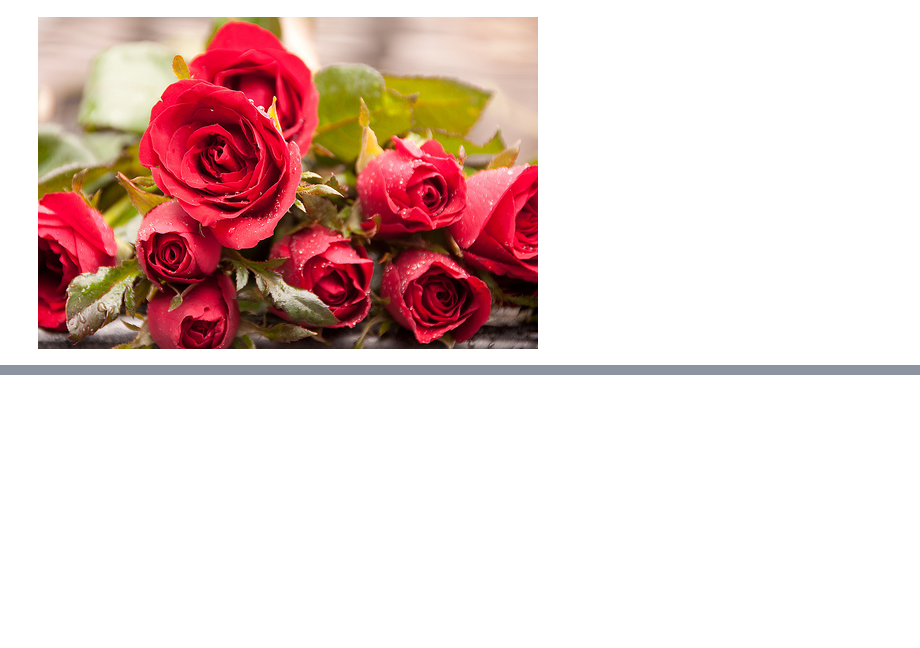
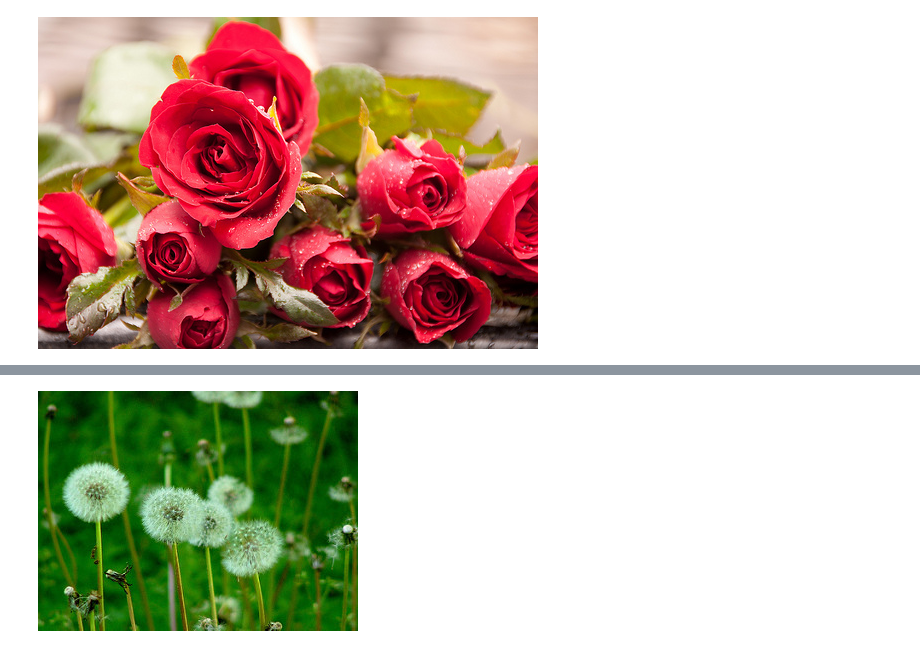
Before and after one commit to martin-fabbri/colab-notebooks, a Jupyter notebook: deeplearning.ai/tf/load_images.ipynb, the cells around one changed output, grey strips where cells are left out. Saved outputs shown, nothing was run; the diff lists cells and outputs as text; code cells hidden in the pictures; blank space fills up the shorter version.

```diff
--- a/deeplearning.ai/tf/load_images.ipynb
+++ b/deeplearning.ai/tf/load_images.ipynb
@@ -63,0 +74,4 @@ PIL.Image.open(str(roses[0]))
+# %%
+PIL.Image.open(str(dandelion[0]))
+# %% [output]
+[figure, added]
```
Also changed, not shown: parts of 12 cells of this notebook.
